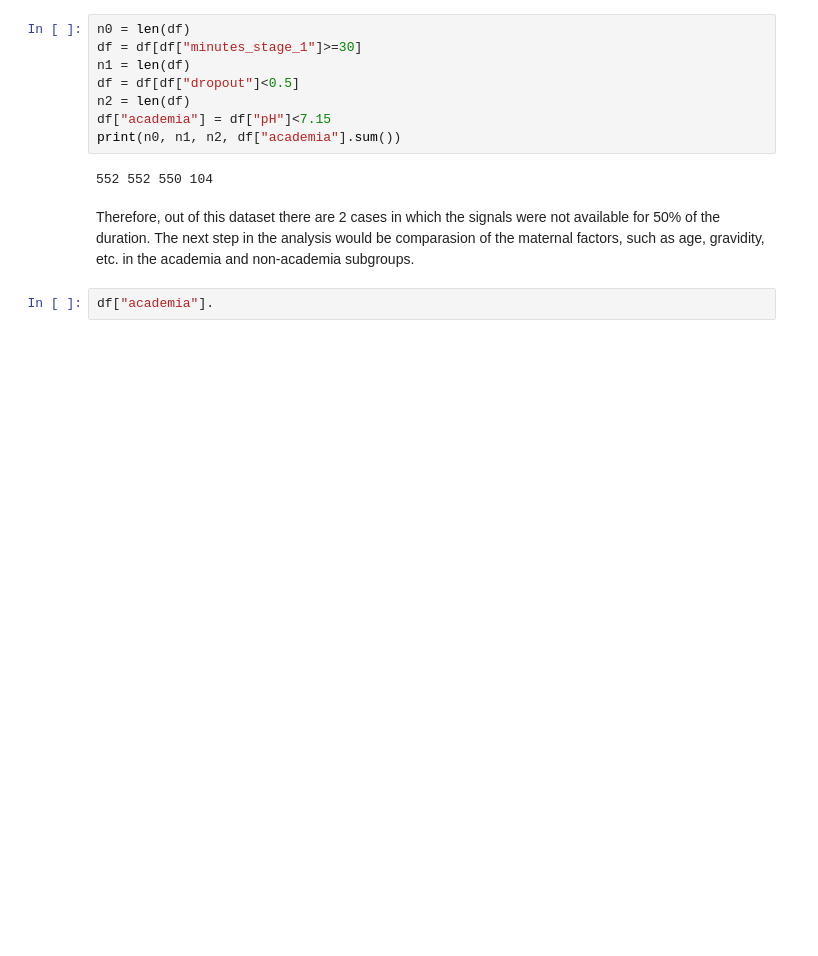
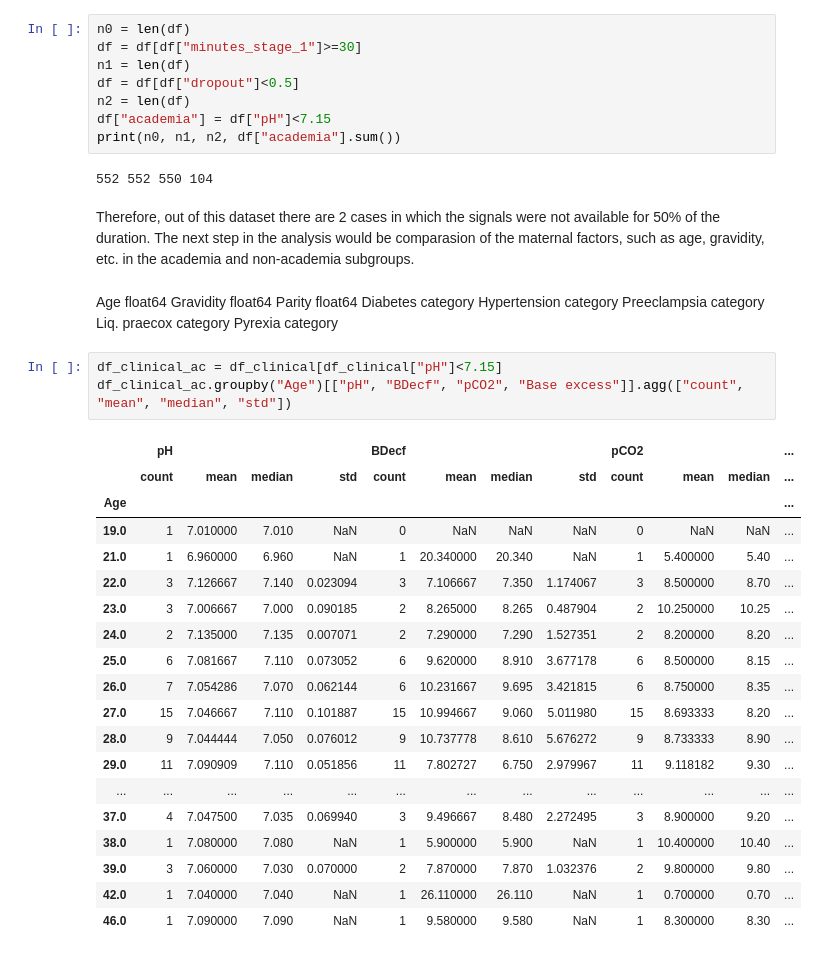
Before and after one commit to trnnstella/Fetal-health-analysis, a Jupyter notebook: fetal-health.ipynb, the cells around one changed output. Saved outputs shown, nothing was run; the diff lists cells and outputs as text; blank space fills up the shorter version.

```diff
--- a/fetal-health.ipynb
+++ b/fetal-health.ipynb
@@ -325,5 +325,35 @@ print(n0, n1, n2, df["academia"].sum())
 # %% [markdown]
 Therefore, out of this dataset there are 2 cases in which the signals were not available for 50% of the duration.
 The next step in the analysis would be comparasion of the maternal factors, such as age, gravidity, etc. in the academia and non-academia subgroups.
+# %% [markdown]
+Age               float64
+Gravidity         float64
+Parity            float64
+Diabetes         category
+Hypertension     category
+Preeclampsia     category
+Liq. praecox     category
+Pyrexia          category
 # %%
-df["academia"].
+df_clinical_ac = df_clinical[df_clinical["pH"]<7.15]
+df_clinical_ac.groupby("Age")[["pH", "BDecf", "pCO2", "Base excess"]].agg(["count", "mean", "median", "std"])
+# %% [output]
+|  | pH |  |  |  | BDecf |  |  |  | pCO2 |  |  | ... |
+|  | count | mean | median | std | count | mean | median | std | count | mean | median | ... |
+| Age |  |  |  |  |  |  |  |  |  |  |  | ... |
+| 19.0 | 1 | 7.010000 | 7.010 | NaN | 0 | NaN | NaN | NaN | 0 | NaN | NaN | ... |
+| 21.0 | 1 | 6.960000 | 6.960 | NaN | 1 | 20.340000 | 20.340 | NaN | 1 | 5.400000 | 5.40 | ... |
+| 22.0 | 3 | 7.126667 | 7.140 | 0.023094 | 3 | 7.106667 | 7.350 | 1.174067 | 3 | 8.500000 | 8.70 | ... |
+| 23.0 | 3 | 7.006667 | 7.000 | 0.090185 | 2 | 8.265000 | 8.265 | 0.487904 | 2 | 10.250000 | 10.25 | ... |
+| 24.0 | 2 | 7.135000 | 7.135 | 0.007071 | 2 | 7.290000 | 7.290 | 1.527351 | 2 | 8.200000 | 8.20 | ... |
+| 25.0 | 6 | 7.081667 | 7.110 | 0.073052 | 6 | 9.620000 | 8.910 | 3.677178 | 6 | 8.500000 | 8.15 | ... |
+| 26.0 | 7 | 7.054286 | 7.070 | 0.062144 | 6 | 10.231667 | 9.695 | 3.421815 | 6 | 8.750000 | 8.35 | ... |
+| 27.0 | 15 | 7.046667 | 7.110 | 0.101887 | 15 | 10.994667 | 9.060 | 5.011980 | 15 | 8.693333 | 8.20 | ... |
+| 28.0 | 9 | 7.044444 | 7.050 | 0.076012 | 9 | 10.737778 | 8.610 | 5.676272 | 9 | 8.733333 | 8.90 | ... |
+| 29.0 | 11 | 7.090909 | 7.110 | 0.051856 | 11 | 7.802727 | 6.750 | 2.979967 | 11 | 9.118182 | 9.30 | ... |
+| ... | ... | ... | ... | ... | ... | ... | ... | ... | ... | ... | ... | ... |
+| 37.0 | 4 | 7.047500 | 7.035 | 0.069940 | 3 | 9.496667 | 8.480 | 2.272495 | 3 | 8.900000 | 9.20 | ... |
+| 38.0 | 1 | 7.080000 | 7.080 | NaN | 1 | 5.900000 | 5.900 | NaN | 1 | 10.400000 | 10.40 | ... |
+| 39.0 | 3 | 7.060000 | 7.030 | 0.070000 | 2 | 7.870000 | 7.870 | 1.032376 | 2 | 9.800000 | 9.80 | ... |
+| 42.0 | 1 | 7.040000 | 7.040 | NaN | 1 | 26.110000 | 26.110 | NaN | 1 | 0.700000 | 0.70 | ... |
+| 46.0 | 1 | 7.090000 | 7.090 | NaN | 1 | 9.580000 | 9.580 | NaN | 1 | 8.300000 | 8.30 | ... |
```
Also changed, not shown: parts of 2 cells of this notebook.
